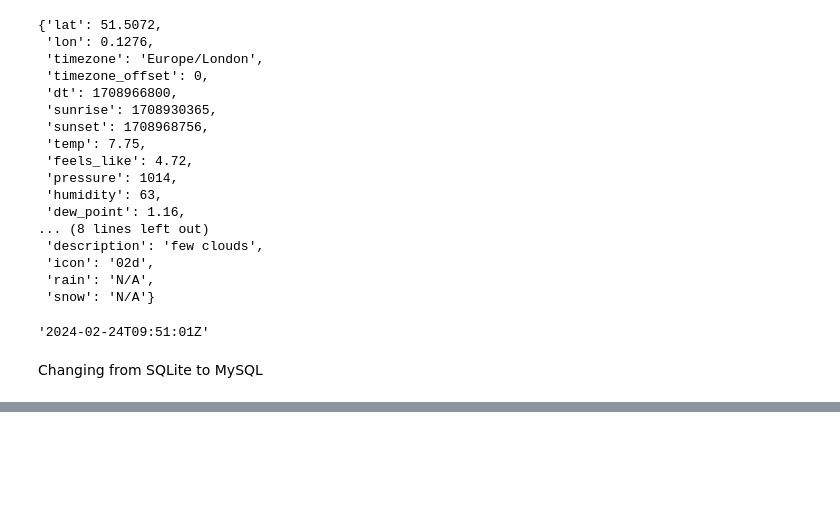
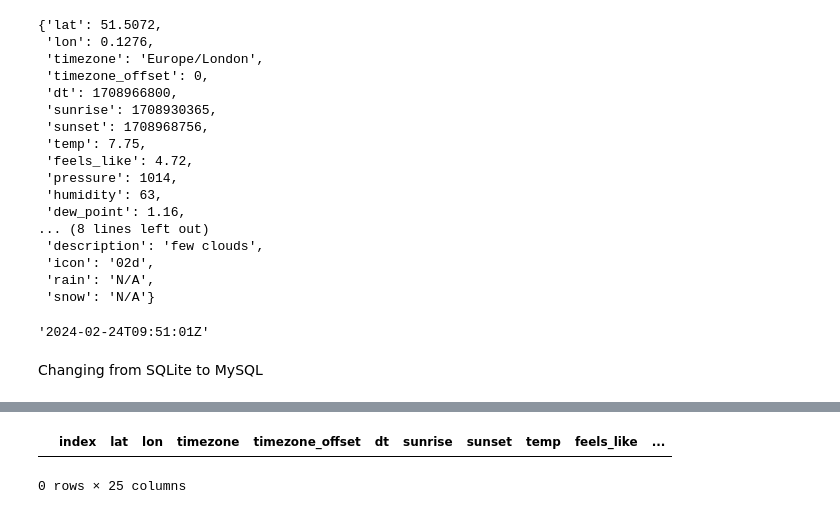
Before and after one commit to Jackleept/Weather, a Jupyter notebook: python/scratch.ipynb, the cells around one changed output, grey strips where cells are left out. Cells and saved outputs as stored; diff of their text form; code cells hidden in the pictures; blank space fills up the shorter version.

```diff
--- a/python/scratch.ipynb
+++ b/python/scratch.ipynb
@@ -1002,0 +1032,5 @@ ProgrammingError: 1064 (42000): You have an error in your SQL syntax; check the
+# %%
+df[df.duplicated() == True]
+# %% [output]
+|  | index | lat | lon | timezone | timezone_offset | dt | sunrise | sunset | temp | feels_like | ... |
+0 rows × 25 columns
```
Also changed, not shown: parts of 11 cells of this notebook, 1 other file.
